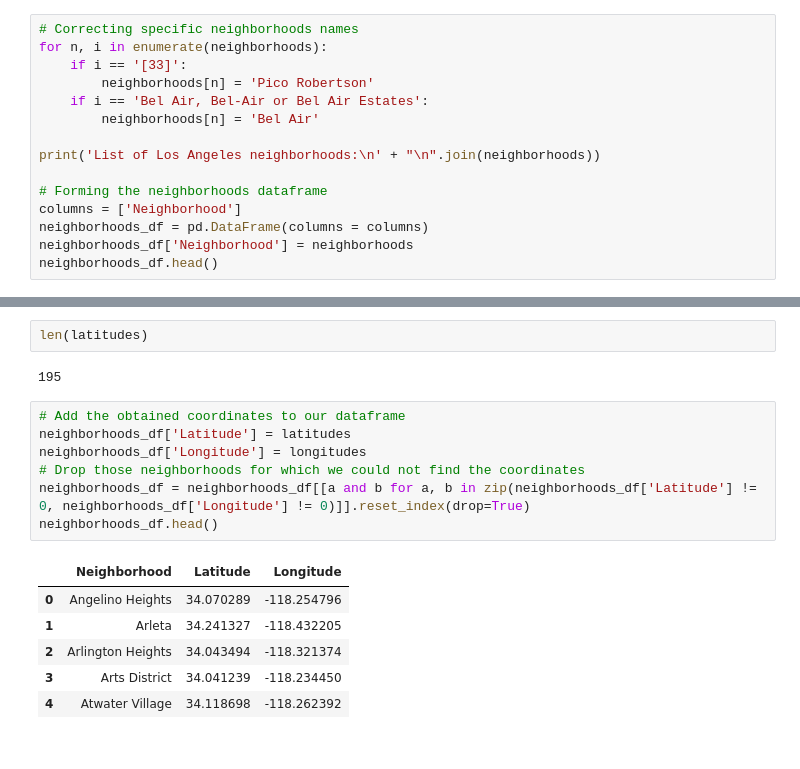
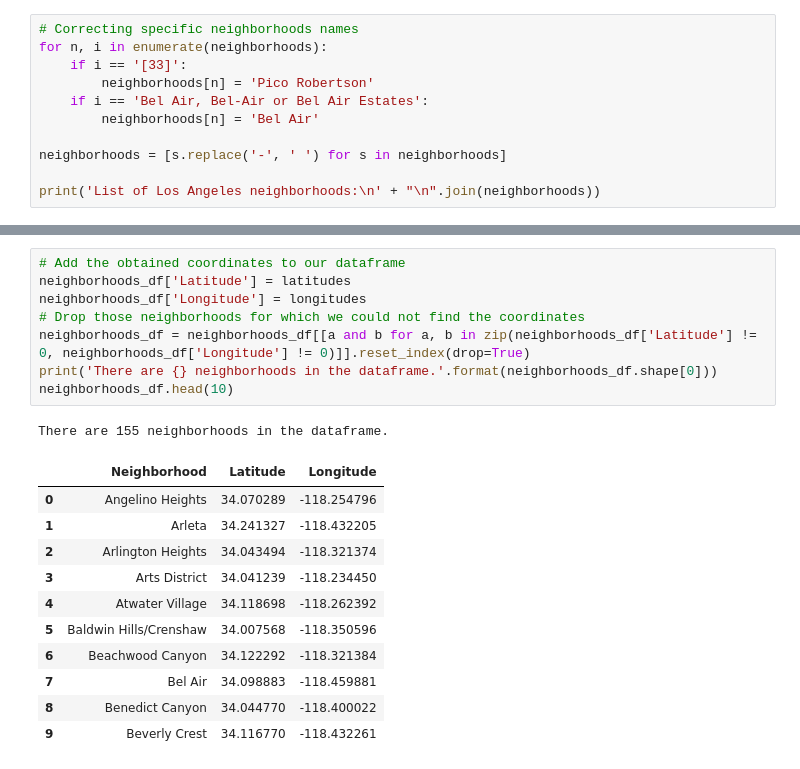
Before and after one commit to hammoud39/Machine_learning_capstone, a Jupyter notebook: Capstone Project - The Battle of Neighborhoods.ipynb, the cells around one changed output, grey strips where cells are left out. Drawn from its saved outputs; the diff is of its cells as text.

```diff
--- a/Capstone Project - The Battle of Neighborhoods.ipynb
+++ b/Capstone Project - The Battle of Neighborhoods.ipynb
@@ -60,13 +60,9 @@ for n, i in enumerate(neighborhoods):
     if i == 'Bel Air, Bel-Air or Bel Air Estates':
         neighborhoods[n] = 'Bel Air'
 
+neighborhoods = [s.replace('-', ' ') for s in neighborhoods]
+
 print('List of Los Angeles neighborhoods:\n' + "\n".join(neighborhoods))
-
-# Forming the neighborhoods dataframe
-columns = ['Neighborhood']
-neighborhoods_df = pd.DataFrame(columns = columns)
-neighborhoods_df['Neighborhood'] = neighborhoods
-neighborhoods_df.head()
 # %% [output]
 List of Los Angeles neighborhoods:
 Angelino Heights
@@ -136,18 +146,21 @@ The location coordinates of Woodland Hills are 34.1684364 and -118.6058382
-# %%
-len(latitudes)
-# %% [output]
-195
 # %%
 # Add the obtained coordinates to our dataframe
 neighborhoods_df['Latitude'] = latitudes
 neighborhoods_df['Longitude'] = longitudes
 # Drop those neighborhoods for which we could not find the coordinates
 neighborhoods_df = neighborhoods_df[[a and b for a, b in zip(neighborhoods_df['Latitude'] != 0, neighborhoods_df['Longitude'] != 0)]].reset_index(drop=True)
-neighborhoods_df.head()
+print('There are {} neighborhoods in the dataframe.'.format(neighborhoods_df.shape[0]))
+neighborhoods_df.head(10)
 # %% [output]
+There are 155 neighborhoods in the dataframe.
 |  | Neighborhood | Latitude | Longitude |
 | 0 | Angelino Heights | 34.070289 | -118.254796 |
 | 1 | Arleta | 34.241327 | -118.432205 |
 | 2 | Arlington Heights | 34.043494 | -118.321374 |
 | 3 | Arts District | 34.041239 | -118.234450 |
 | 4 | Atwater Village | 34.118698 | -118.262392 |
+| 5 | Baldwin Hills/Crenshaw | 34.007568 | -118.350596 |
+| 6 | Beachwood Canyon | 34.122292 | -118.321384 |
+| 7 | Bel Air | 34.098883 | -118.459881 |
+| 8 | Benedict Canyon | 34.044770 | -118.400022 |
+| 9 | Beverly Crest | 34.116770 | -118.432261 |
```
Also changed, not shown: parts of 14 cells of this notebook, 1 other file.
